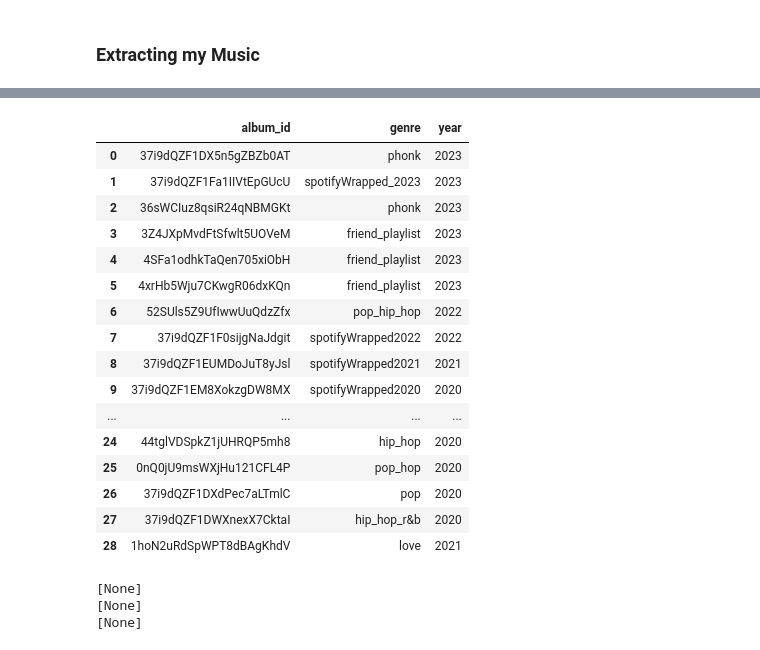
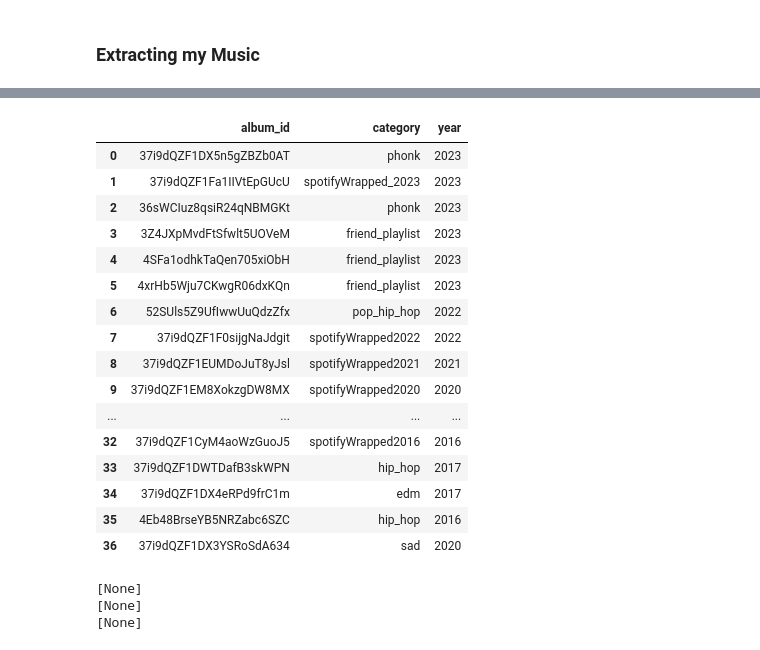
Before and after one commit to ppatel0910/mySpotify_and_machine_learning, a Jupyter notebook: second.ipynb, the cells around one changed output, grey strips where cells are left out. Cells and saved outputs as stored; diff of their text form; code cells hidden in the pictures.

```diff
--- a/second.ipynb
+++ b/second.ipynb
@@ -96,42 +132,50 @@ Playlist ID: 37i9dQZF1DX3YSRoSdA634
 # %%
 # Using tke playlist ID's extracted above, I created a list of dictionaries to hold only
-# the playlists I wanted to analyze
+# the playlists I wanted to include in my dataset
 
-playlist_ids = [{"album_id" : "37i9dQZF1DX5n5gZBZb0AT", "genre" : "phonk", "year" : "2023"},
-               {"album_id" : "37i9dQZF1Fa1IIVtEpGUcU", "genre" : "spotifyWrapped_2023", "year" : "2023"},
-               {"album_id" : "36sWCIuz8qsiR24qNBMGKt", "genre" : "phonk", "year" : "2023"},
-               {"album_id" : "3Z4JXpMvdFtSfwlt5UOVeM", "genre" : "friend_playlist", "year" : "2023"},
-               {"album_id" : "4SFa1odhkTaQen705xiObH", "genre" : "friend_playlist", "year" : "2023"},
-               {"album_id" : "4xrHb5Wju7CKwgR06dxKQn", "genre" : "friend_playlist", "year" : "2023"},
-               {"album_id" : "52SUls5Z9UfIwwUuQdzZfx", "genre" : "pop_hip_hop", "year" : "2022"},
-               {"album_id" : "37i9dQZF1F0sijgNaJdgit", "genre" : "spotifyWrapped2022", "year" : "2022"},
-               {"album_id" : "37i9dQZF1EUMDoJuT8yJsl", "genre" : "spotifyWrapped2021", "year" : "2021"},
-               {"album_id" : "37i9dQZF1EM8XokzgDW8MX", "genre" : "spotifyWrapped2020", "year" : "2020"},
-               {"album_id" : "0pEkOWP7xIHk0RkucmGQ5I", "genre" : "random", "year" : "2021"},
-               {"album_id" : "0MCNQTgcmJOdA5RaYQZbjT", "genre" : "spanish", "year" : "2021"},
-               {"album_id" : "4GkuLJQ4zte0yYF0msUNtw", "genre" : "spanish", "year" : "2021"},
-               {"album_id" : "37i9dQZF1EJtpC3JTdWYfV", "genre" : "friend_blend", "year" : "2021"},
-               {"album_id" : "5xYfCE46cAGAFdZimcs9yC", "genre" : "pop_hip_hop", "year" : "2021"},
-               {"album_id" : "7dwO2ZUlYDNWhgow20wMnO", "genre" : "bollywood", "year" : "2022"},
-               {"album_id" : "1gaWVbmoLFU0AnLBKNcxcc", "genre" : "friend_playlist", "year" : "2022"},
-               {"album_id" : "1GtkxWoPEOnNOzcf1GFae5", "genre" : "sad", "year" : "2020"},
-               {"album_id" : "5R5B9HPAtIo2k1qQZ97T1Q", "genre" : "alt", "year" : "2021"},
-               {"album_id" : "5R5B9HPAtIo2k1qQZ97T1Q", "genre" : "alt", "year" : "2021"},
-               {"album_id" : "0yPNZjVb7wp6b0dpOUuNby", "genre" : "hip-hop", "year" : "2020"},
-               {"album_id" : "2nhWIzWoNWOkJx02i9vqIa", "genre" : "pop_hip-hop", "year" : "2020"},
-               {"album_id" : "279x6EFu5xYeJW3pvaDp3W", "genre" : "pop_alt", "year" : "2020"},
-               {"album_id" : "5XKNLddyL1zuK2oDMzJ6cM", "genre" : "pop", "year" : "2020"},
-               {"album_id" : "44tglVDSpkZ1jUHRQP5mh8", "genre" : "hip_hop", "year" : "2020"},
-               {"album_id" : "0nQ0jU9msWXjHu121CFL4P", "genre" : "pop_hop", "year" : "2020"},
-               {"album_id" : "37i9dQZF1DXdPec7aLTmlC", "genre" : "pop", "year" : "2020"},
-               {"album_id" : "37i9dQZF1DWXnexX7CktaI", "genre" : "hip_hop_r&b", "year" : "2020"},
-               {"album_id" : "1hoN2uRdSpWPT8dBAgKhdV", "genre" : "love", "year" : "2021"}]
+playlist_ids = [{"album_id" : "37i9dQZF1DX5n5gZBZb0AT", "category" : "phonk", "year" : "2023"},
+               {"album_id" : "37i9dQZF1Fa1IIVtEpGUcU", "category" : "spotifyWrapped_2023", "year" : "2023"},
+               {"album_id" : "36sWCIuz8qsiR24qNBMGKt", "category" : "phonk", "year" : "2023"},
+               {"album_id" : "3Z4JXpMvdFtSfwlt5UOVeM", "category" : "friend_playlist", "year" : "2023"},
+               {"album_id" : "4SFa1odhkTaQen705xiObH", "category" : "friend_playlist", "year" : "2023"},
+               {"album_id" : "4xrHb5Wju7CKwgR06dxKQn", "category" : "friend_playlist", "year" : "2023"},
+               {"album_id" : "52SUls5Z9UfIwwUuQdzZfx", "category" : "pop_hip_hop", "year" : "2022"},
+               {"album_id" : "37i9dQZF1F0sijgNaJdgit", "category" : "spotifyWrapped2022", "year" : "2022"},
+               {"album_id" : "37i9dQZF1EUMDoJuT8yJsl", "category" : "spotifyWrapped2021", "year" : "2021"},
+               {"album_id" : "37i9dQZF1EM8XokzgDW8MX", "category" : "spotifyWrapped2020", "year" : "2020"},
+               {"album_id" : "0pEkOWP7xIHk0RkucmGQ5I", "category" : "random", "year" : "2021"},
+               {"album_id" : "0MCNQTgcmJOdA5RaYQZbjT", "category" : "spanish", "year" : "2021"},
+               {"album_id" : "4GkuLJQ4zte0yYF0msUNtw", "category" : "spanish", "year" : "2021"},
+               {"album_id" : "37i9dQZF1EJtpC3JTdWYfV", "category" : "friend_blend", "year" : "2021"},
+               {"album_id" : "5xYfCE46cAGAFdZimcs9yC", "category" : "pop_hip_hop", "year" : "2021"},
+               {"album_id" : "7dwO2ZUlYDNWhgow20wMnO", "category" : "bollywood", "year" : "2022"},
+               {"album_id" : "1gaWVbmoLFU0AnLBKNcxcc", "category" : "friend_playlist", "year" : "2022"},
+               {"album_id" : "1GtkxWoPEOnNOzcf1GFae5", "category" : "sad", "year" : "2020"},
+               {"album_id" : "5R5B9HPAtIo2k1qQZ97T1Q", "category" : "alt", "year" : "2021"},
+               {"album_id" : "5R5B9HPAtIo2k1qQZ97T1Q", "category" : "alt", "year" : "2021"},
+               {"album_id" : "0yPNZjVb7wp6b0dpOUuNby", "category" : "hip_hop", "year" : "2020"},
+               {"album_id" : "2nhWIzWoNWOkJx02i9vqIa", "category" : "pop_hip-hop", "year" : "2020"},
+               {"album_id" : "279x6EFu5xYeJW3pvaDp3W", "category" : "pop_alt", "year" : "2020"},
+               {"album_id" : "5XKNLddyL1zuK2oDMzJ6cM", "category" : "pop", "year" : "2020"},
+               {"album_id" : "44tglVDSpkZ1jUHRQP5mh8", "category" : "hip_hop", "year" : "2020"},
+               {"album_id" : "0nQ0jU9msWXjHu121CFL4P", "category" : "pop_hop", "year" : "2020"},
+               {"album_id" : "37i9dQZF1DXdPec7aLTmlC", "category" : "pop", "year" : "2020"},
+               {"album_id" : "37i9dQZF1DWXnexX7CktaI", "category" : "hip_hop_r&b", "year" : "2020"},
+               {"album_id" : "1hoN2uRdSpWPT8dBAgKhdV", "category" : "love", "year" : "2021"},
+               {"album_id" : "25My4V69yNZG43slhcLccD", "category" : "friend_playlist", "year" : "2019"},
+               {"album_id" : "17BCQRLJgoC6Tps8N3QIIX", "category" : "hip_hop", "year" : "2019"},
+               {"album_id" : "7vEW37HpfVBlQo33iZy40b", "category" : "random", "year" : "2019"},
+               {"album_id" : "37i9dQZF1CyM4aoWzGuoJ5", "category" : "spotifyWrapped2016", "year" : "2016"},
+               {"album_id" : "37i9dQZF1DWTDafB3skWPN", "category" : "hip_hop", "year" : "2017"},
+               {"album_id" : "37i9dQZF1DX4eRPd9frC1m", "category" : "edm", "year" : "2017"},
+               {"album_id" : "4Eb48BrseYB5NRZabc6SZC", "category" : "hip_hop", "year" : "2016"},
+               {"album_id" : "37i9dQZF1DX3YSRoSdA634", "category" : "sad", "year" : "2020"}]
 
 
 df = pd.DataFrame(playlist_ids)
 df
 # %% [output]
-|  | album_id | genre | year |
+|  | album_id | category | year |
 | 0 | 37i9dQZF1DX5n5gZBZb0AT | phonk | 2023 |
 | 1 | 37i9dQZF1Fa1IIVtEpGUcU | spotifyWrapped_2023 | 2023 |
 | 2 | 36sWCIuz8qsiR24qNBMGKt | phonk | 2023 |
@@ -143,11 +187,11 @@ df
 | 8 | 37i9dQZF1EUMDoJuT8yJsl | spotifyWrapped2021 | 2021 |
 | 9 | 37i9dQZF1EM8XokzgDW8MX | spotifyWrapped2020 | 2020 |
 | ... | ... | ... | ... |
-| 24 | 44tglVDSpkZ1jUHRQP5mh8 | hip_hop | 2020 |
-| 25 | 0nQ0jU9msWXjHu121CFL4P | pop_hop | 2020 |
-| 26 | 37i9dQZF1DXdPec7aLTmlC | pop | 2020 |
-| 27 | 37i9dQZF1DWXnexX7CktaI | hip_hop_r&b | 2020 |
-| 28 | 1hoN2uRdSpWPT8dBAgKhdV | love | 2021 |
+| 32 | 37i9dQZF1CyM4aoWzGuoJ5 | spotifyWrapped2016 | 2016 |
+| 33 | 37i9dQZF1DWTDafB3skWPN | hip_hop | 2017 |
+| 34 | 37i9dQZF1DX4eRPd9frC1m | edm | 2017 |
+| 35 | 4Eb48BrseYB5NRZabc6SZC | hip_hop | 2016 |
+| 36 | 37i9dQZF1DX3YSRoSdA634 | sad | 2020 |
 # %%
 for album_id in df:
     print(sp.audio_features())
```
Also changed, not shown: parts of 2 cells of this notebook.
